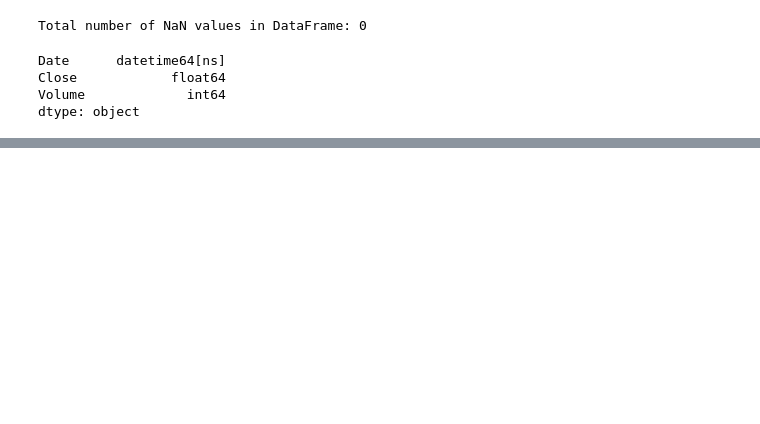
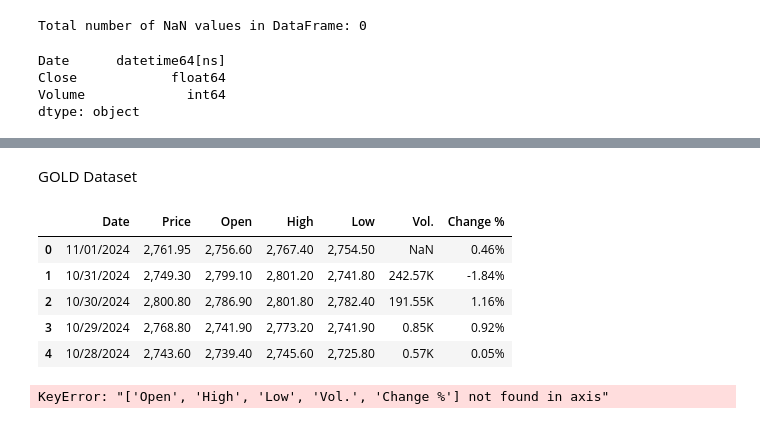
Before and after one commit to sathmikaDev/FYP, a Jupyter notebook: cryptoCurrencyPricePredictionTFT.ipynb, the cells around one changed output, grey strips where cells are left out. Cells and saved outputs as stored; diff of their text form; code cells hidden in the pictures; blank space fills up the shorter version.

```diff
--- a/cryptoCurrencyPricePredictionTFT.ipynb
+++ b/cryptoCurrencyPricePredictionTFT.ipynb
@@ -59,0 +80,16 @@ BTC_Dataset['Date'] = pd.to_datetime(BTC_Dataset['Date'])
+# %% [markdown]
+GOLD Dataset
+# %%
+Gold_Dataset.head()
+# %% [output]
+|  | Date | Price | Open | High | Low | Vol. | Change % |
+| 0 | 11/01/2024 | 2,761.95 | 2,756.60 | 2,767.40 | 2,754.50 | NaN | 0.46% |
+| 1 | 10/31/2024 | 2,749.30 | 2,799.10 | 2,801.20 | 2,741.80 | 242.57K | -1.84% |
+| 2 | 10/30/2024 | 2,800.80 | 2,786.90 | 2,801.80 | 2,782.40 | 191.55K | 1.16% |
+| 3 | 10/29/2024 | 2,768.80 | 2,741.90 | 2,773.20 | 2,741.90 | 0.85K | 0.92% |
+| 4 | 10/28/2024 | 2,743.60 | 2,739.40 | 2,745.60 | 2,725.80 | 0.57K | 0.05% |
+# %%
+Gold_Dataset = Gold_Dataset.drop(['Open', 'High', 'Low', 'Vol.', 'Change %'], axis=1)
+Gold_Dataset.head()
+# %% [output]
+KeyError: "['Open', 'High', 'Low', 'Vol.', 'Change %'] not found in axis"
```
Also changed, not shown: parts of 49 cells of this notebook.
